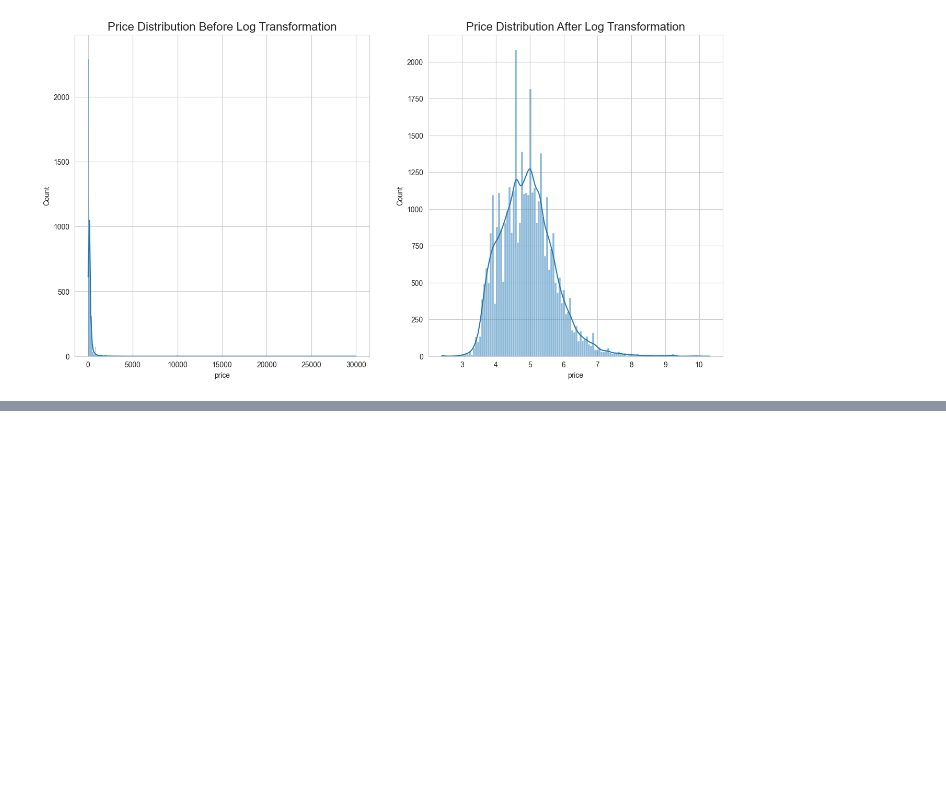
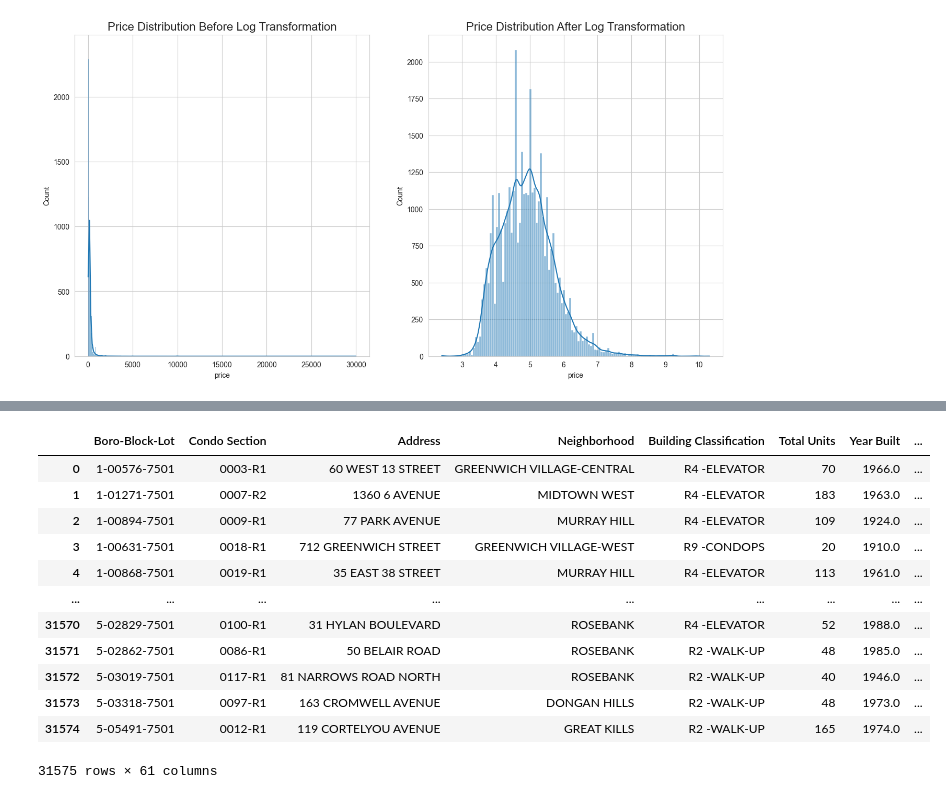
Before and after one commit to colorpool/FinalPro_NYCAirbnb, a Jupyter notebook: Airbnb_2023_11.ipynb, the cells around one changed output, grey strips where cells are left out. Cells and saved outputs as stored; diff of their text form; code cells hidden in the pictures; blank space fills up the shorter version.

Commit message:
DOF Condominium Rental Income Data
Data Preprocessed

```diff
--- a/Airbnb_2023_11.ipynb
+++ b/Airbnb_2023_11.ipynb
@@ -371,0 +391,17 @@ plt.savefig('Price_map.svg', bbox_inches='tight')
+# %%
+Rental_Income = pd.read_csv("DOF_Condominium_Comparable_Rental_Income_in_NYC_20231211.csv")
+Rental_Income
+# %% [output]
+|  | Boro-Block-Lot | Condo Section | Address | Neighborhood | Building Classification | Total Units | Year Built | ... |
+| 0 | 1-00576-7501 | 0003-R1 | 60 WEST 13 STREET | GREENWICH VILLAGE-CENTRAL | R4 -ELEVATOR | 70 | 1966.0 | ... |
+| 1 | 1-01271-7501 | 0007-R2 | 1360 6 AVENUE | MIDTOWN WEST | R4 -ELEVATOR | 183 | 1963.0 | ... |
+| 2 | 1-00894-7501 | 0009-R1 | 77 PARK AVENUE | MURRAY HILL | R4 -ELEVATOR | 109 | 1924.0 | ... |
+| 3 | 1-00631-7501 | 0018-R1 | 712 GREENWICH STREET | GREENWICH VILLAGE-WEST | R9 -CONDOPS | 20 | 1910.0 | ... |
+| 4 | 1-00868-7501 | 0019-R1 | 35 EAST 38 STREET | MURRAY HILL | R4 -ELEVATOR | 113 | 1961.0 | ... |
+| ... | ... | ... | ... | ... | ... | ... | ... | ... |
+| 31570 | 5-02829-7501 | 0100-R1 | 31 HYLAN BOULEVARD | ROSEBANK | R4 -ELEVATOR | 52 | 1988.0 | ... |
+| 31571 | 5-02862-7501 | 0086-R1 | 50 BELAIR ROAD | ROSEBANK | R2 -WALK-UP | 48 | 1985.0 | ... |
+| 31572 | 5-03019-7501 | 0117-R1 | 81 NARROWS ROAD NORTH | ROSEBANK | R2 -WALK-UP | 40 | 1946.0 | ... |
+| 31573 | 5-03318-7501 | 0097-R1 | 163 CROMWELL AVENUE | DONGAN HILLS | R2 -WALK-UP | 48 | 1973.0 | ... |
+| 31574 | 5-05491-7501 | 0012-R1 | 119 CORTELYOU AVENUE | GREAT KILLS | R2 -WALK-UP | 165 | 1974.0 | ... |
+31575 rows × 61 columns
```
Also changed, not shown: parts of 14 cells of this notebook.
